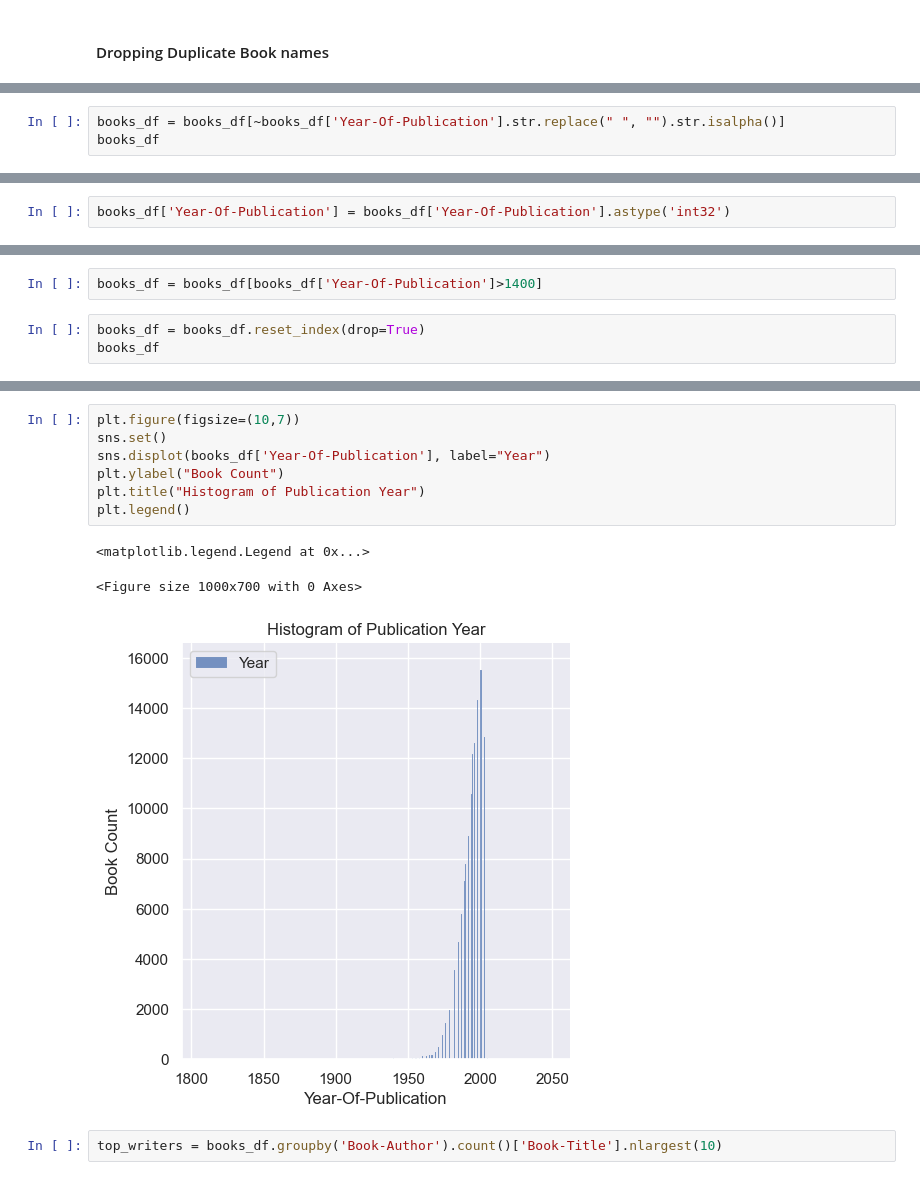
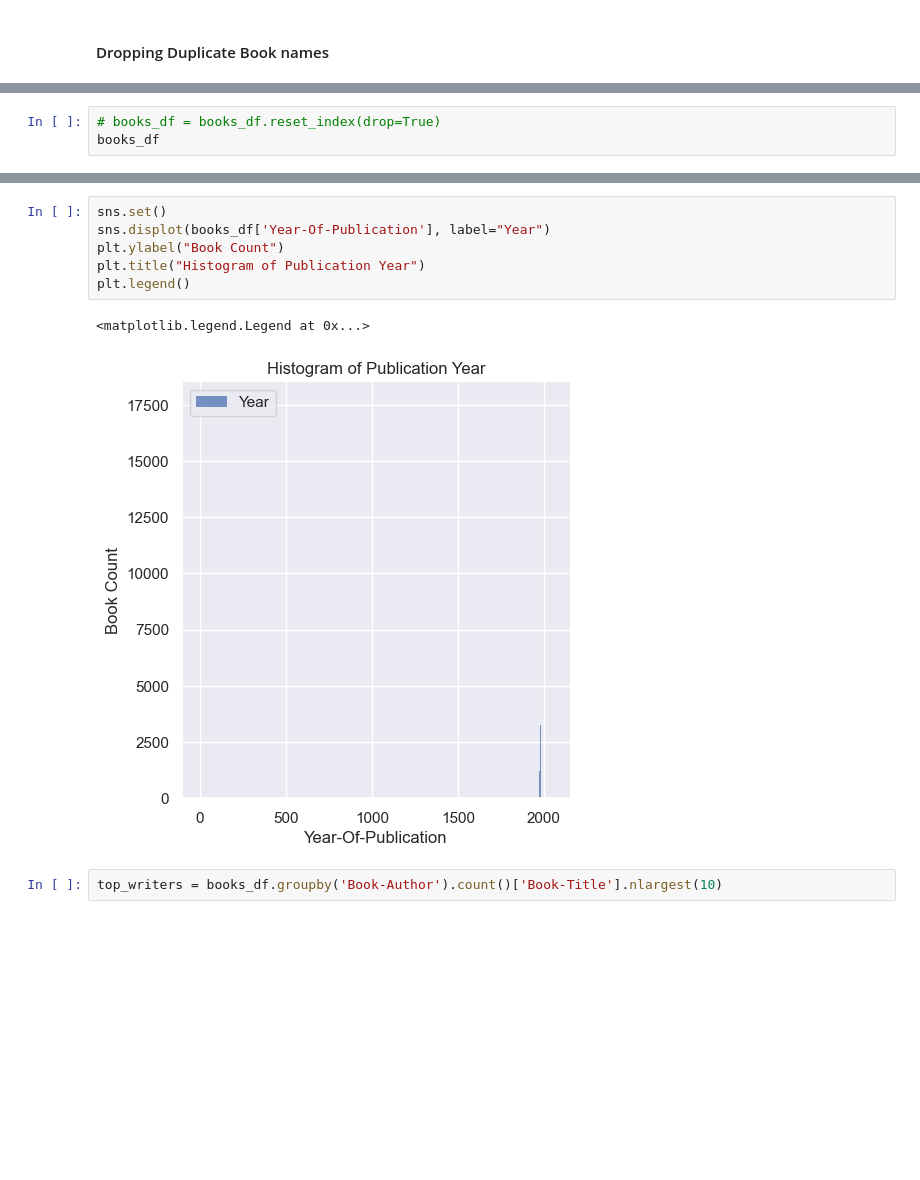
Before and after one commit to Shaktijain9/Book-Recommender-System, a Jupyter notebook: Book-Recommender-System.ipynb, the cells around one changed output, grey strips where cells are left out. Drawn from its saved outputs; the diff is of its cells as text; blank space fills up the shorter version.

```diff
--- a/Book-Recommender-System.ipynb
+++ b/Book-Recommender-System.ipynb
@@ -189,3 +151,0 @@ See the caveats in the documentation: https://pandas.pydata.org/pandas-docs/stab
-# %%
-books_df = books_df[~books_df['Year-Of-Publication'].str.replace(" ", "").str.isalpha()]
-books_df
@@ -226,2 +151,0 @@ array(['1988', '2001', '2000', '1986', '2002', '1994', '1997', '1983',
-# %%
-books_df['Year-Of-Publication'] = books_df['Year-Of-Publication'].astype('int32')
@@ -236,7 +152,5 @@ See the caveats in the documentation: https://pandas.pydata.org/pandas-docs/stab
-# %%
-books_df = books_df[books_df['Year-Of-Publication']>1400]
 # %%
-books_df = books_df.reset_index(drop=True)
+# books_df = books_df.reset_index(drop=True)
 books_df
 # %% [output]
 See Full Dataframe in Mito
@@ -255,14 +169,12 @@ See Full Dataframe in Mito
 # %%
-plt.figure(figsize=(10,7))
 sns.set()
 sns.displot(books_df['Year-Of-Publication'], label="Year")
 plt.ylabel("Book Count")
 plt.title("Histogram of Publication Year")
 plt.legend()
 # %% [output]
 <matplotlib.legend.Legend at 0x...>
-<Figure size 1000x700 with 0 Axes>
-[figure, old version]
+[figure, new version]
 # %%
 top_writers = books_df.groupby('Book-Author').count()['Book-Title'].nlargest(10)
 # %%
```
Also changed, not shown: parts of 88 cells of this notebook, 1 other file.
